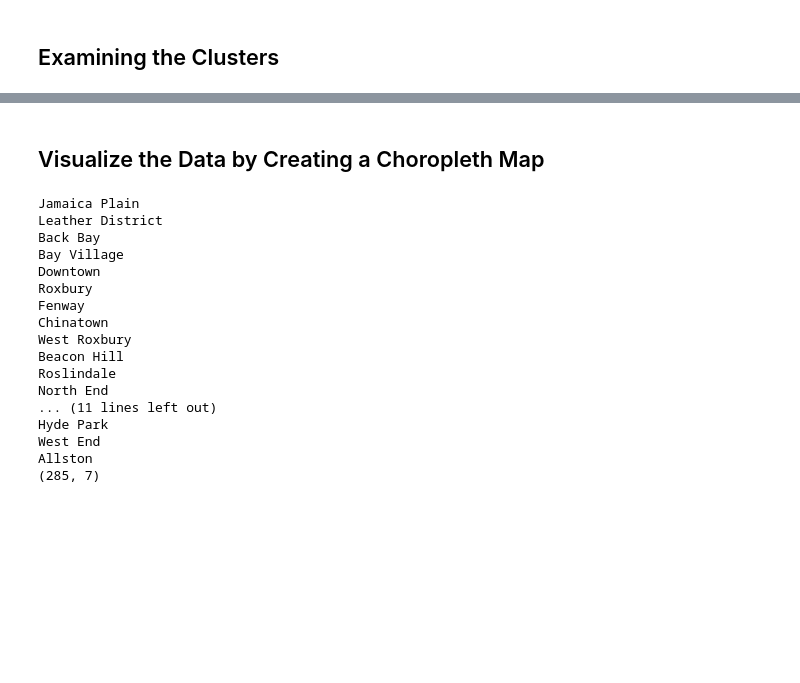
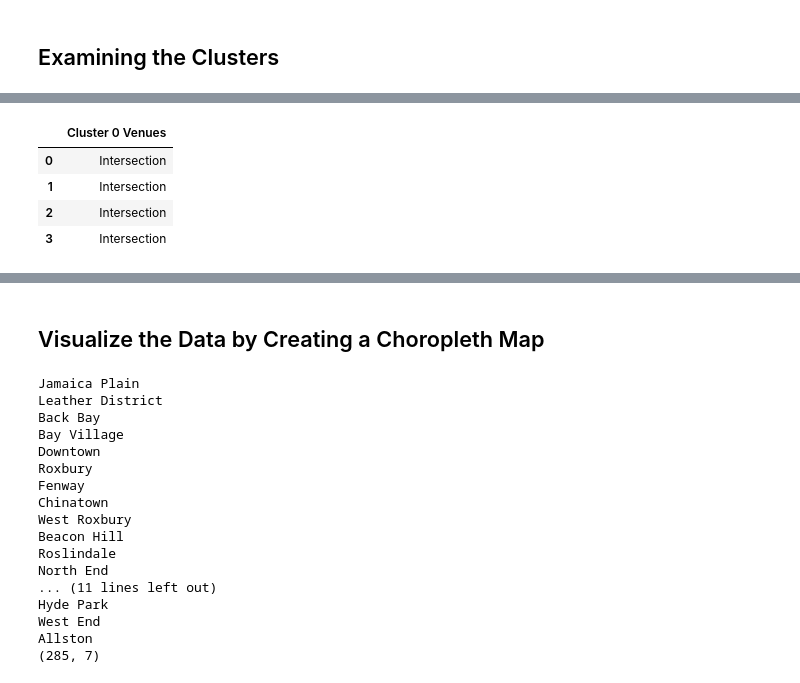
Before and after one commit to slagwankar/Coursera_Capstone, a Jupyter notebook: Capstone Project Notebook.ipynb, the cells around one changed output, grey strips where cells are left out. Saved outputs shown, nothing was run; the diff lists cells and outputs as text; code cells hidden in the pictures; blank space fills up the shorter version.

```diff
--- a/Capstone Project Notebook.ipynb
+++ b/Capstone Project Notebook.ipynb
@@ -452,0 +417,11 @@ cluster4.describe()
+# %%
+cluster0=boston_merged.loc[boston_merged['Cluster Labels'] == 0, boston_merged.columns[[1] + list(range(5, boston_merged.shape[1]))]]
+profile0=cluster0.drop(columns=['Neighborhood','2nd Most Common Venue','3rd Most Common Venue','4th Most Common Venue','5th Most Common Venue','6th Most Common Venue','7th Most Common Venue','8th Most Common Venue','9th Most Common Venue','10th Most Common Venue'])
+profile0=profile0.rename(columns={'1st Most Common Venue':'Cluster 0 Venues'}).reset_index()
+profile0.drop(columns=['index'])
+# %% [output]
+|  | Cluster 0 Venues |
+| 0 | Intersection |
+| 1 | Intersection |
+| 2 | Intersection |
+| 3 | Intersection |
```
Also changed, not shown: parts of 11 cells of this notebook.
